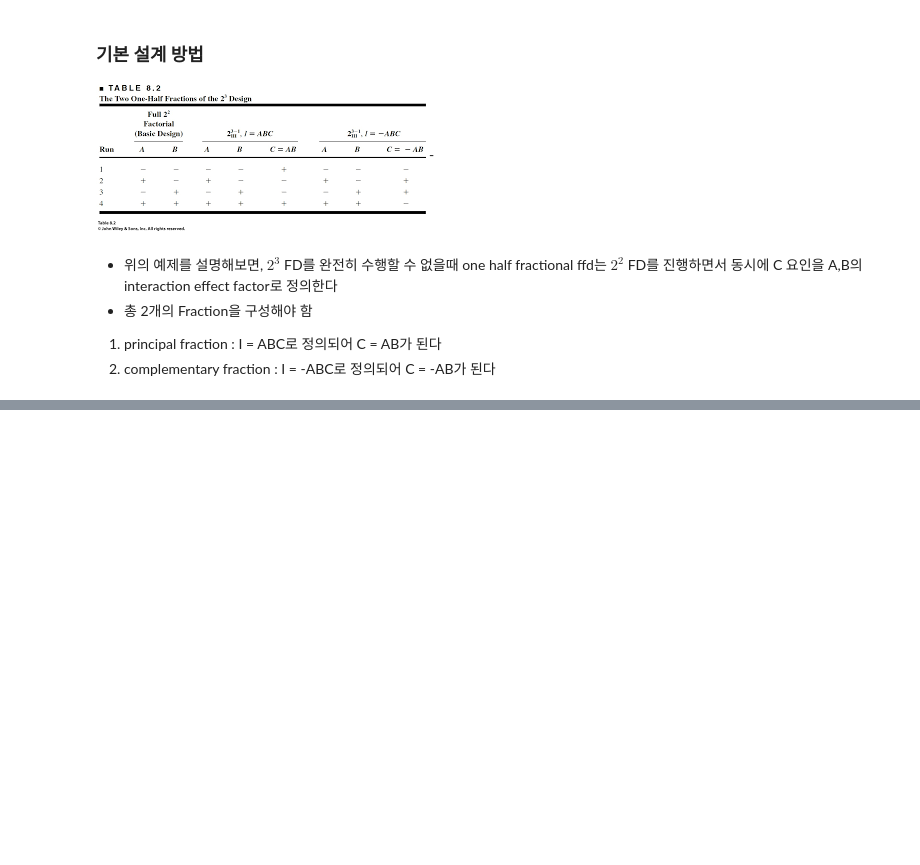
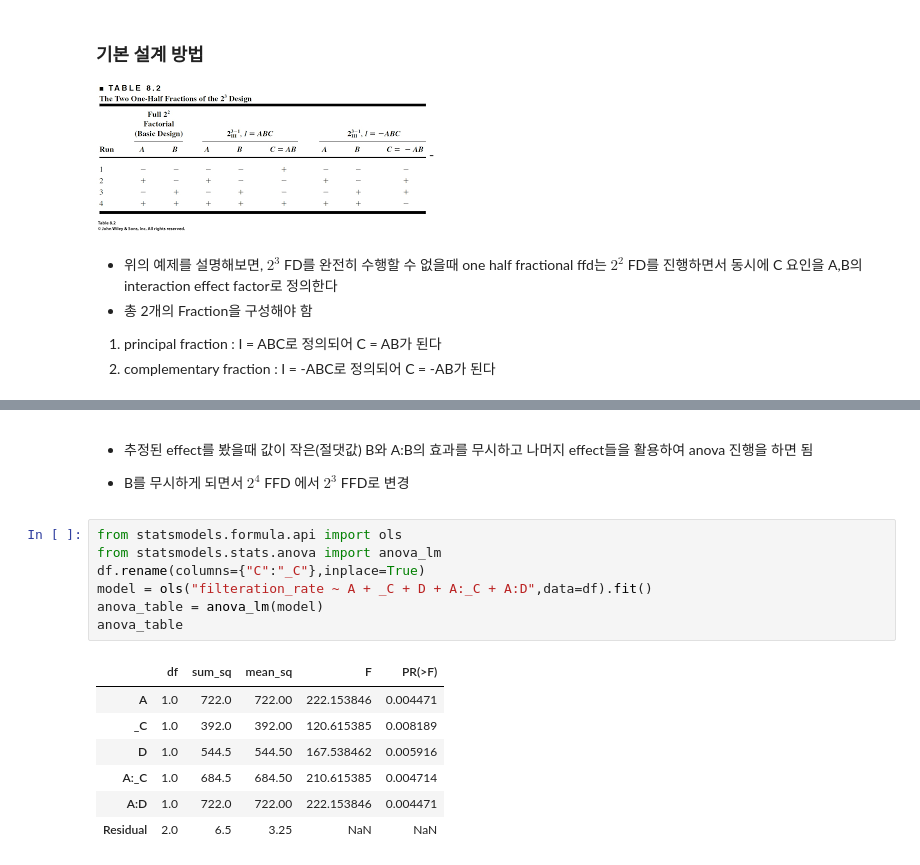
Before and after one commit to fursew05/DOE, a Jupyter notebook: 실험계획법_7장.ipynb, the cells around one changed output, grey strips where cells are left out. Cells and saved outputs as stored; diff of their text form; blank space fills up the shorter version.

```diff
--- a/실험계획법_7장.ipynb
+++ b/실험계획법_7장.ipynb
@@ -122 +125,20 @@ B:C    -1.0
 dtype: float64
+# %% [markdown]
+- 추정된 effect를 봤을때 값이 작은(절댓값) B와 A:B의 효과를 무시하고 나머지 effect들을 활용하여 anova 진행을 하면 됨
+
+- B를 무시하게 되면서 $2^4$ FFD 에서 $2^3$ FFD로 변경
+# %%
+from statsmodels.formula.api import ols
+from statsmodels.stats.anova import anova_lm
+df.rename(columns={"C":"_C"},inplace=True)
+model = ols("filteration_rate ~ A + _C + D + A:_C + A:D",data=df).fit()
+anova_table = anova_lm(model)
+anova_table
+# %% [output]
+|  | df | sum_sq | mean_sq | F | PR(>F) |
+| A | 1.0 | 722.0 | 722.00 | 222.153846 | 0.004471 |
+| _C | 1.0 | 392.0 | 392.00 | 120.615385 | 0.008189 |
+| D | 1.0 | 544.5 | 544.50 | 167.538462 | 0.005916 |
+| A:_C | 1.0 | 684.5 | 684.50 | 210.615385 | 0.004714 |
+| A:D | 1.0 | 722.0 | 722.00 | 222.153846 | 0.004471 |
+| Residual | 2.0 | 6.5 | 3.25 | NaN | NaN |
```
Also changed, not shown: parts of 9 cells of this notebook.
